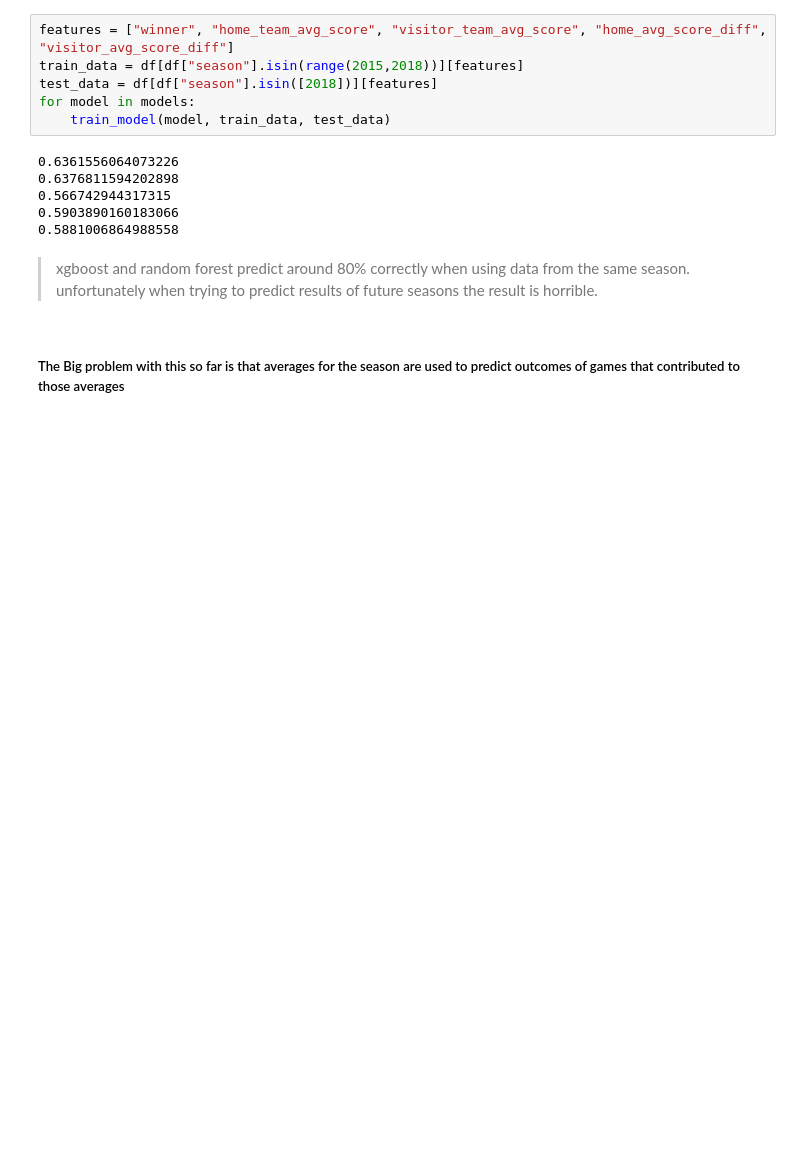
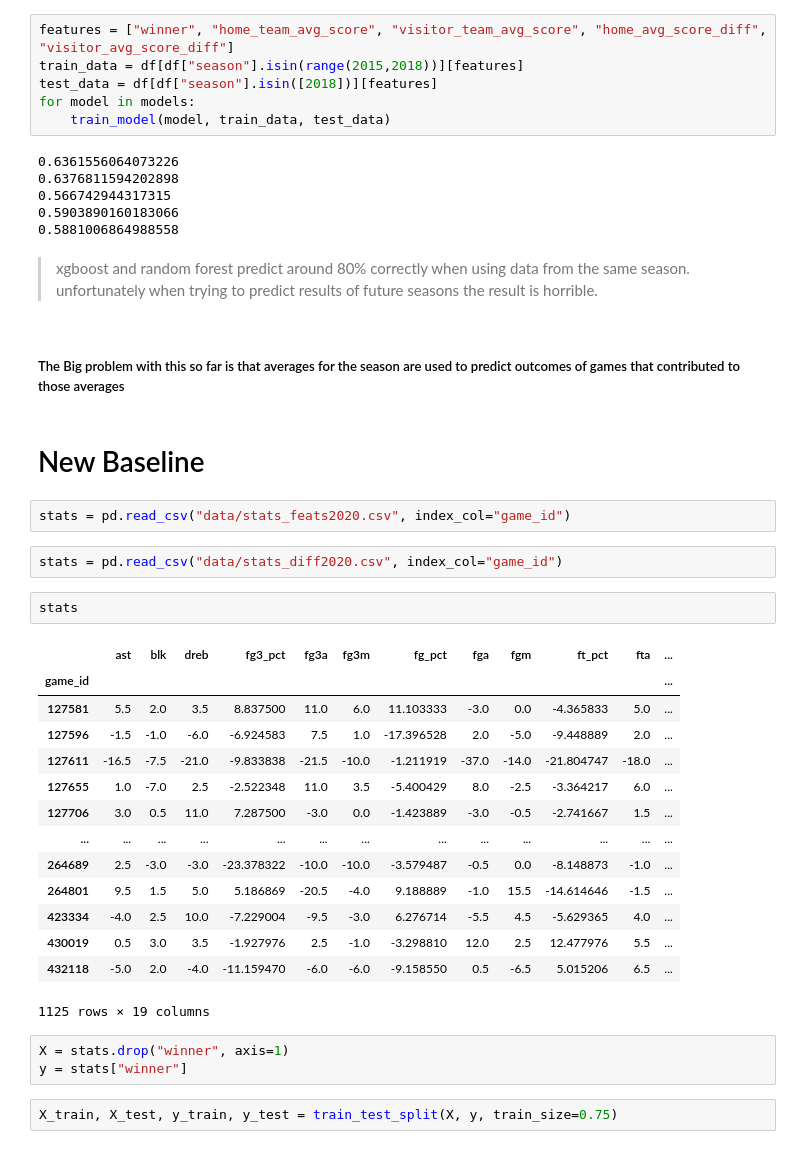
Before and after one commit to ZacharyArgentin/Predicting_NBA_Results, a Jupyter notebook: modelling.ipynb, the cells around one changed output. Cells and saved outputs as stored; diff of their text form; blank space fills up the shorter version.

```diff
--- a/modelling.ipynb
+++ b/modelling.ipynb
@@ -127,3 +127,31 @@ for model in models:
 > unfortunately when trying to predict results of future seasons the result is horrible.
 # %% [markdown]
 ##### The Big problem with this so far is that averages for the season are used to predict outcomes of games that contributed to those averages
+# %% [markdown]
+# New Baseline
+# %%
+stats = pd.read_csv("data/stats_feats2020.csv", index_col="game_id")
+# %%
+stats = pd.read_csv("data/stats_diff2020.csv", index_col="game_id")
+# %%
+stats
+# %% [output]
+|  | ast | blk | dreb | fg3_pct | fg3a | fg3m | fg_pct | fga | fgm | ft_pct | fta | ... |
+| game_id |  |  |  |  |  |  |  |  |  |  |  | ... |
+| 127581 | 5.5 | 2.0 | 3.5 | 8.837500 | 11.0 | 6.0 | 11.103333 | -3.0 | 0.0 | -4.365833 | 5.0 | ... |
+| 127596 | -1.5 | -1.0 | -6.0 | -6.924583 | 7.5 | 1.0 | -17.396528 | 2.0 | -5.0 | -9.448889 | 2.0 | ... |
+| 127611 | -16.5 | -7.5 | -21.0 | -9.833838 | -21.5 | -10.0 | -1.211919 | -37.0 | -14.0 | -21.804747 | -18.0 | ... |
+| 127655 | 1.0 | -7.0 | 2.5 | -2.522348 | 11.0 | 3.5 | -5.400429 | 8.0 | -2.5 | -3.364217 | 6.0 | ... |
+| 127706 | 3.0 | 0.5 | 11.0 | 7.287500 | -3.0 | 0.0 | -1.423889 | -3.0 | -0.5 | -2.741667 | 1.5 | ... |
+| ... | ... | ... | ... | ... | ... | ... | ... | ... | ... | ... | ... | ... |
+| 264689 | 2.5 | -3.0 | -3.0 | -23.378322 | -10.0 | -10.0 | -3.579487 | -0.5 | 0.0 | -8.148873 | -1.0 | ... |
+| 264801 | 9.5 | 1.5 | 5.0 | 5.186869 | -20.5 | -4.0 | 9.188889 | -1.0 | 15.5 | -14.614646 | -1.5 | ... |
+| 423334 | -4.0 | 2.5 | 10.0 | -7.229004 | -9.5 | -3.0 | 6.276714 | -5.5 | 4.5 | -5.629365 | 4.0 | ... |
+| 430019 | 0.5 | 3.0 | 3.5 | -1.927976 | 2.5 | -1.0 | -3.298810 | 12.0 | 2.5 | 12.477976 | 5.5 | ... |
+| 432118 | -5.0 | 2.0 | -4.0 | -11.159470 | -6.0 | -6.0 | -9.158550 | 0.5 | -6.5 | 5.015206 | 6.5 | ... |
+1125 rows × 19 columns
+# %%
+X = stats.drop("winner", axis=1)
+y = stats["winner"]
+# %%
+X_train, X_test, y_train, y_test = train_test_split(X, y, train_size=0.75)
```
Also changed, not shown: parts of 3 cells of this notebook, 1 other file.
